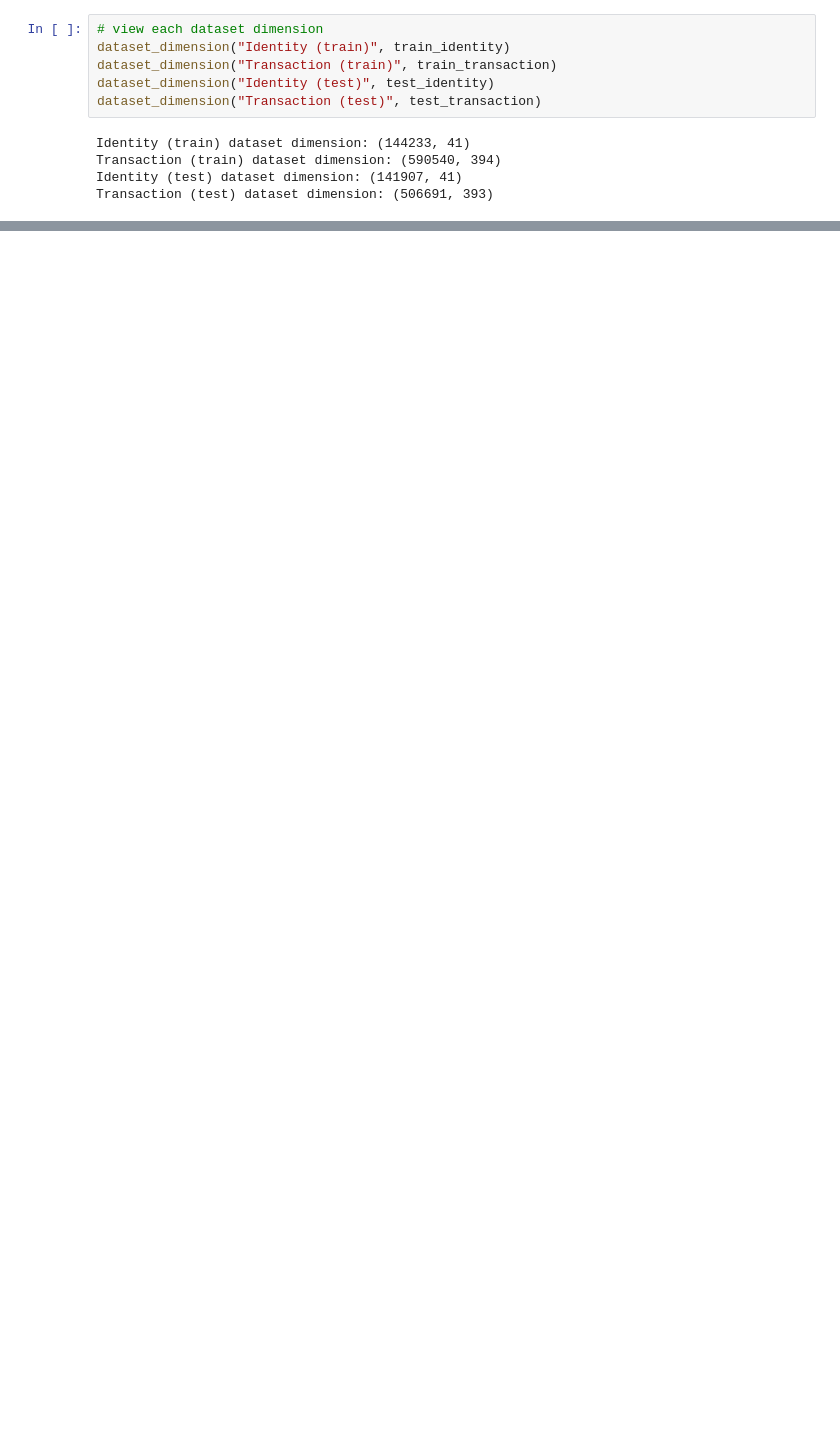
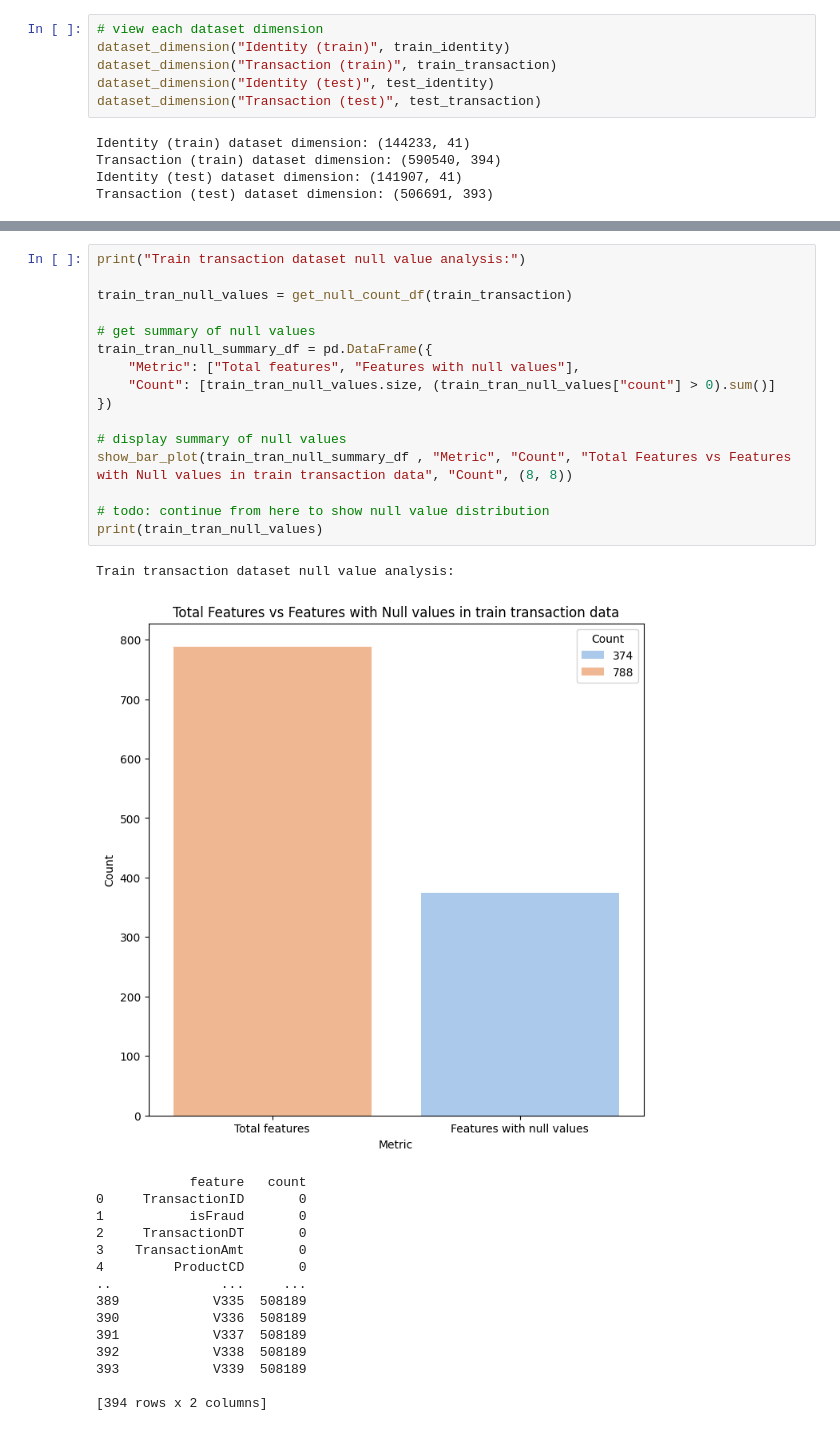
Before and after one commit to LakeeshaRCL/msc-ds-ai-research-implementations, a Jupyter notebook: eda.ipynb, the cells around one changed output, grey strips where cells are left out. Drawn from its saved outputs; the diff is of its cells as text; blank space fills up the shorter version.

Commit message:
main - continue EDA

```diff
--- a/eda.ipynb
+++ b/eda.ipynb
@@ -40,0 +111,33 @@ train_transaction.head()
+# %%
+print("Train transaction dataset null value analysis:")
+
+train_tran_null_values = get_null_count_df(train_transaction)
+
+# get summary of null values
+train_tran_null_summary_df = pd.DataFrame({
+    "Metric": ["Total features", "Features with null values"],
+    "Count": [train_tran_null_values.size, (train_tran_null_values["count"] > 0).sum()]
+})
+
+# display summary of null values
+show_bar_plot(train_tran_null_summary_df , "Metric", "Count", "Total Features vs Features with Null values in train transaction data", "Count", (8, 8))
+
+# todo: continue from here to show null value distribution
+print(train_tran_null_values)
+# %% [output]
+Train transaction dataset null value analysis:
+[figure, added]
+            feature   count
+0     TransactionID       0
+1           isFraud       0
+2     TransactionDT       0
+3    TransactionAmt       0
+4         ProductCD       0
+..              ...     ...
+389            V335  508189
+390            V336  508189
+391            V337  508189
+392            V338  508189
+393            V339  508189
+
+[394 rows x 2 columns]
```
Also changed, not shown: parts of 14 cells of this notebook.
